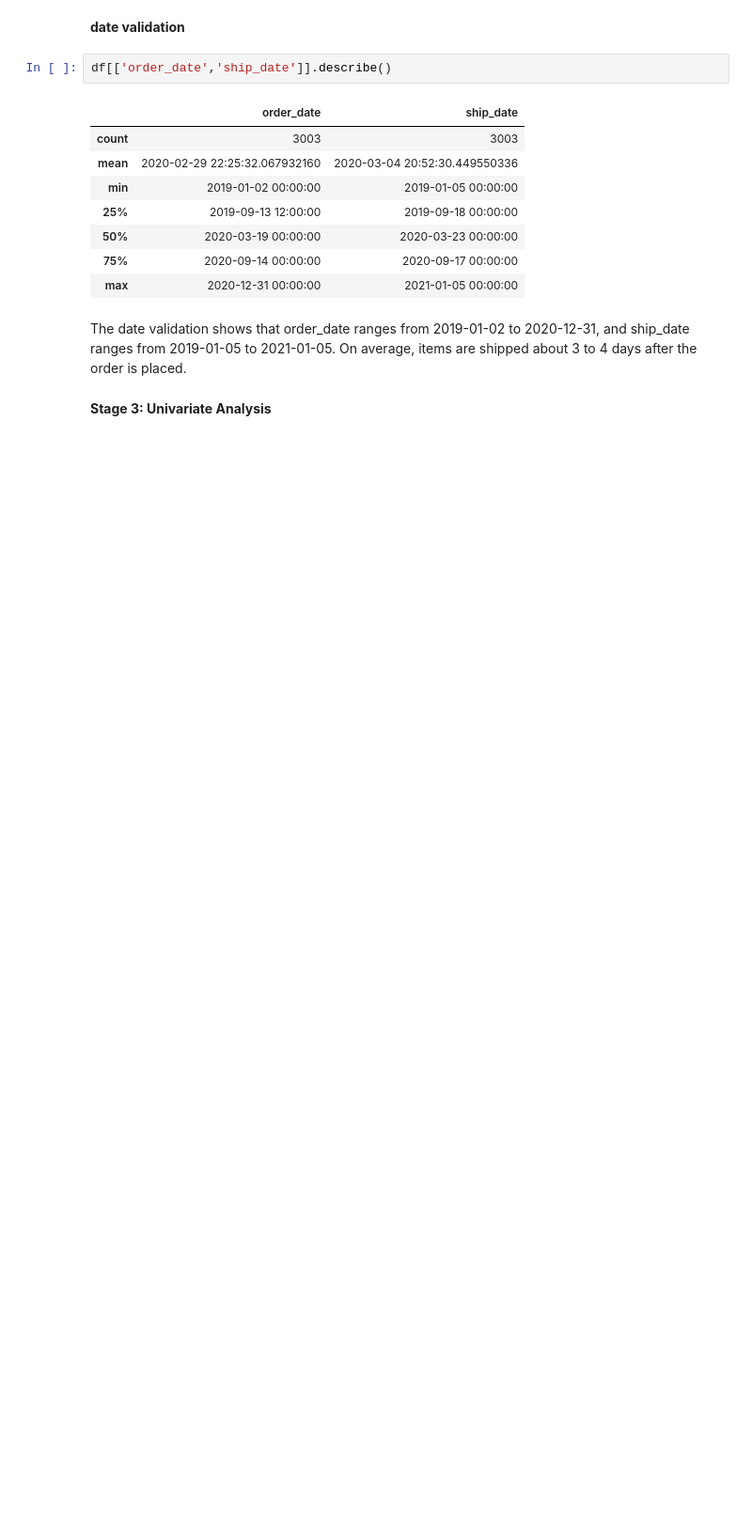
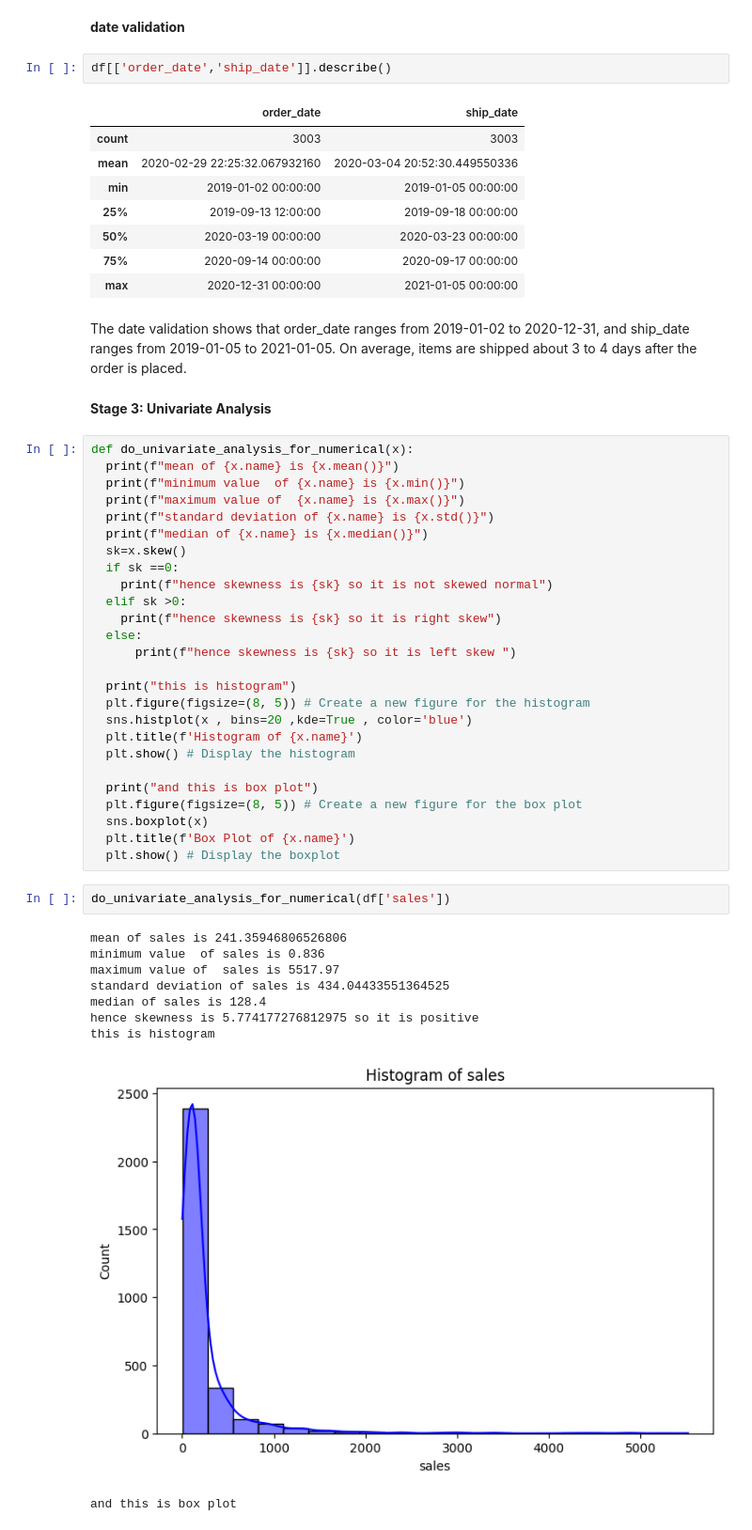
Before and after one commit to anish00ti/EDA-on-sales, a Jupyter notebook: Predictive_Ecommerce_Analytics.ipynb, the cells around one changed output. Shown at 94% size. Drawn from its saved outputs; the diff is of its cells as text; blank space fills up the shorter version.

Commit message:
univariate anlysis completed

```diff
--- a/Predictive_Ecommerce_Analytics.ipynb
+++ b/Predictive_Ecommerce_Analytics.ipynb
@@ -295,3 +291,41 @@ df[['order_date','ship_date']].describe()
 The date validation shows that order_date ranges from 2019-01-02 to 2020-12-31, and ship_date ranges from 2019-01-05 to 2021-01-05. On average, items are shipped about 3 to 4 days after the order is placed.
 # %% [markdown]
 **Stage 3: Univariate Analysis**
+# %%
+def do_univariate_analysis_for_numerical(x):
+  print(f"mean of {x.name} is {x.mean()}")
+  print(f"minimum value  of {x.name} is {x.min()}")
+  print(f"maximum value of  {x.name} is {x.max()}")
+  print(f"standard deviation of {x.name} is {x.std()}")
+  print(f"median of {x.name} is {x.median()}")
+  sk=x.skew()
+  if sk ==0:
+    print(f"hence skewness is {sk} so it is not skewed normal")
+  elif sk >0:
+    print(f"hence skewness is {sk} so it is right skew")
+  else:
+      print(f"hence skewness is {sk} so it is left skew ")
+
+  print("this is histogram")
+  plt.figure(figsize=(8, 5)) # Create a new figure for the histogram
+  sns.histplot(x , bins=20 ,kde=True , color='blue')
+  plt.title(f'Histogram of {x.name}')
+  plt.show() # Display the histogram
+
+  print("and this is box plot")
+  plt.figure(figsize=(8, 5)) # Create a new figure for the box plot
+  sns.boxplot(x)
+  plt.title(f'Box Plot of {x.name}')
+  plt.show() # Display the boxplot
+# %%
+do_univariate_analysis_for_numerical(df['sales'])
+# %% [output]
+mean of sales is 241.35946806526806
+minimum value  of sales is 0.836
+maximum value of  sales is 5517.97
+standard deviation of sales is 434.04433551364525
+median of sales is 128.4
+hence skewness is 5.774177276812975 so it is positive
+this is histogram
+[figure, added]
+and this is box plot
```
Also changed, not shown: parts of 34 cells of this notebook.
